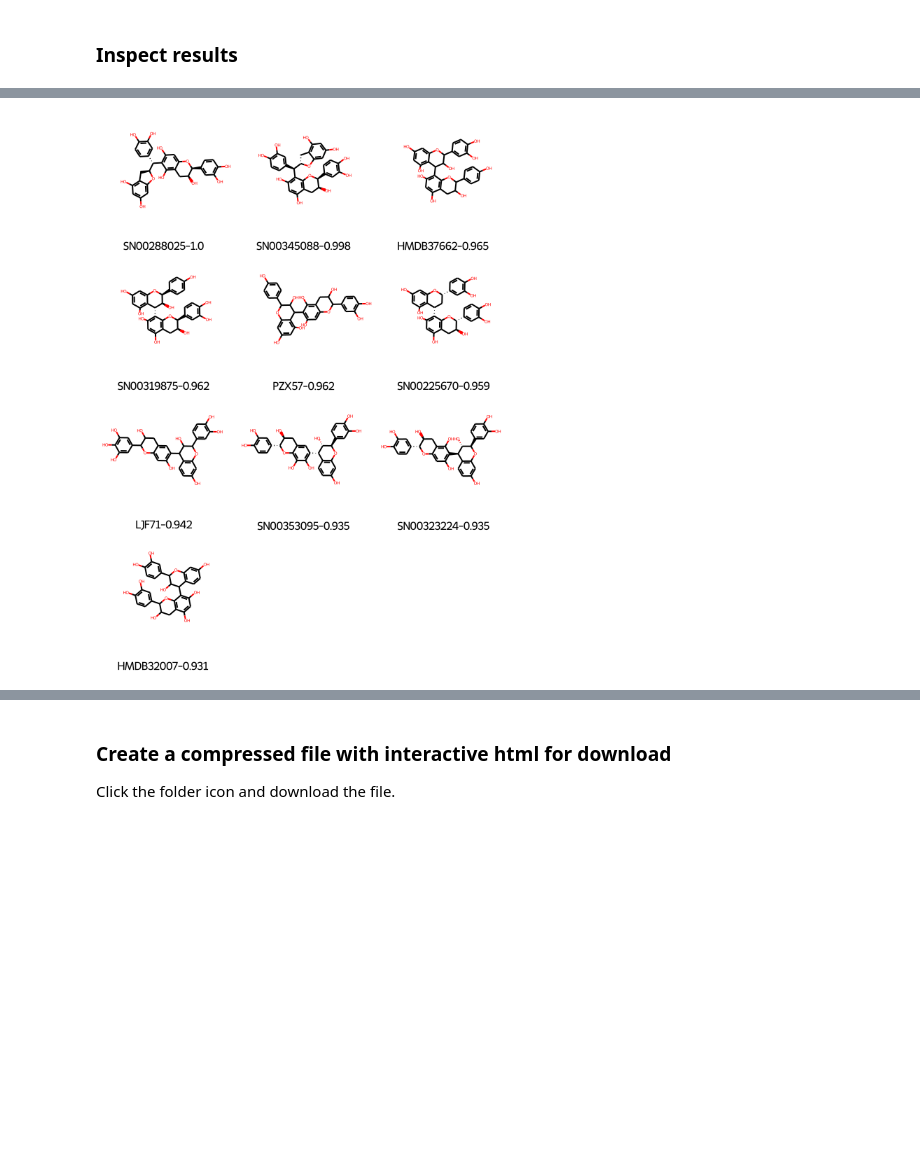
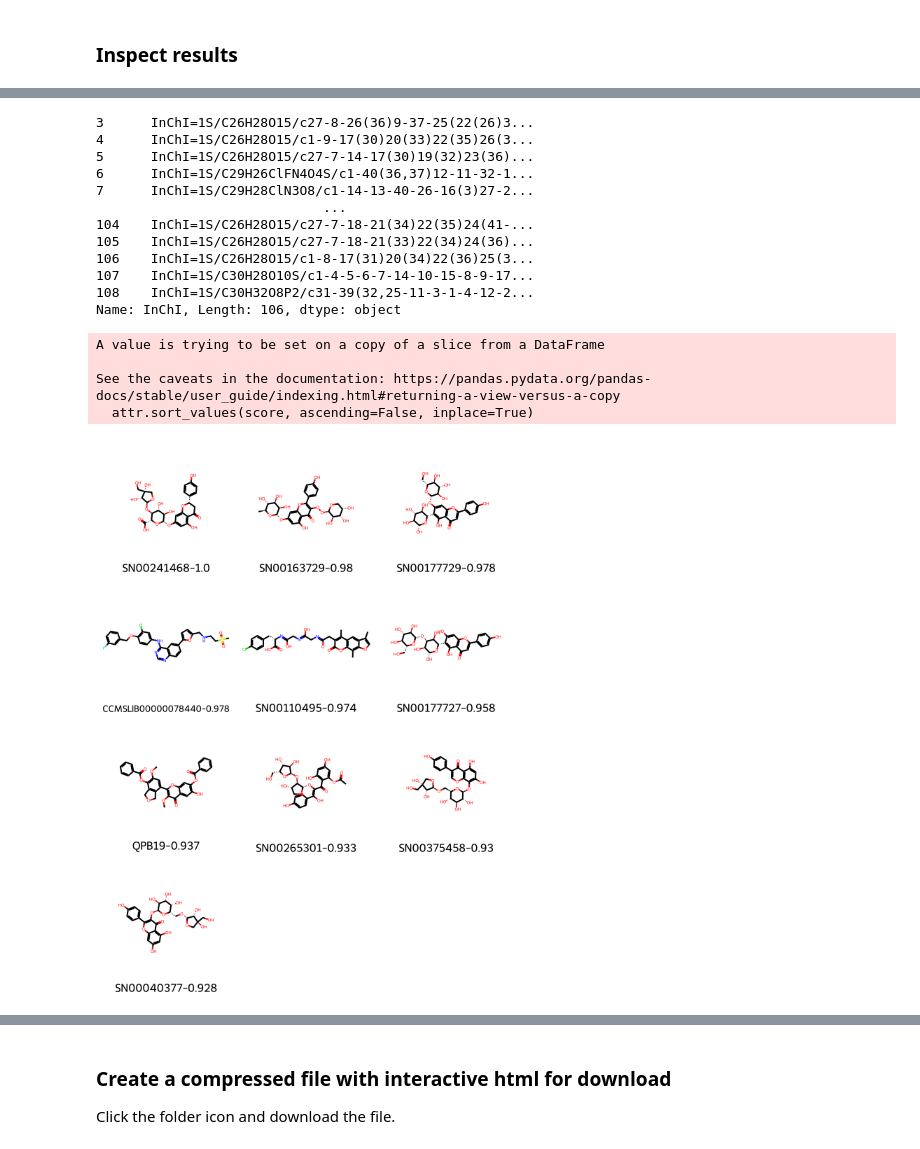
Before and after one commit to computational-chemical-biology/ChemWalker, a Jupyter notebook: notebooks/basic_use_colab.ipynb, the cells around one changed output, grey strips where cells are left out. Saved outputs shown, nothing was run; the diff lists cells and outputs as text; code cells hidden in the pictures; blank space fills up the shorter version.

```diff
--- a/notebooks/basic_use_colab.ipynb
+++ b/notebooks/basic_use_colab.ipynb
@@ -294,6 +285,6 @@ run_metfrag(spectra[0], db, cluster_index=5, **{'metpath': metpath})
 %%time
 
 tlid = walk_conn_comp(net=net, spectra=spectra, tabgnps=gnps_tab,
-                      dbmatch=match_tab.copy(), db=db, comp_index=10,
+                      dbmatch=match_tab.copy(), db=db, comp_index=11,
                       metpath=metpath)
 # %% [output]
@@ -341,7 +348,23 @@ See the caveats in the documentation: https://pandas.pydata.org/pandas-docs/stab
 # %%
-plotPannel(tlid, clusterid=112, score='Score')
+plotPannel(tlid, clusterid=8, score='Score')
 # %% [output]
+3      InChI=1S/C26H28O15/c27-8-26(36)9-37-25(22(26)3...
+4      InChI=1S/C26H28O15/c1-9-17(30)20(33)22(35)26(3...
+5      InChI=1S/C26H28O15/c27-7-14-17(30)19(32)23(36)...
+6      InChI=1S/C29H26ClFN4O4S/c1-40(36,37)12-11-32-1...
+7      InChI=1S/C29H28ClN3O8/c1-14-13-40-26-16(3)27-2...
+                             ...
+104    InChI=1S/C26H28O15/c27-7-18-21(34)22(35)24(41-...
+105    InChI=1S/C26H28O15/c27-7-18-21(33)22(34)24(36)...
+106    InChI=1S/C26H28O15/c1-8-17(31)20(34)22(36)25(3...
+107    InChI=1S/C30H28O10S/c1-4-5-6-7-14-10-15-8-9-17...
+108    InChI=1S/C30H32O8P2/c31-39(32,25-11-3-1-4-12-2...
+Name: InChI, Length: 106, dtype: object
+A value is trying to be set on a copy of a slice from a DataFrame
+
+See the caveats in the documentation: https://pandas.pydata.org/pandas-docs/stable/user_guide/indexing.html#returning-a-view-versus-a-copy
+  attr.sort_values(score, ascending=False, inplace=True)
-[figure, old version]
+[figure, new version]
 # %%
 if not os.path.exists('figs'):
     os.mkdir('figs')
```
Also changed, not shown: parts of 17 cells of this notebook.
